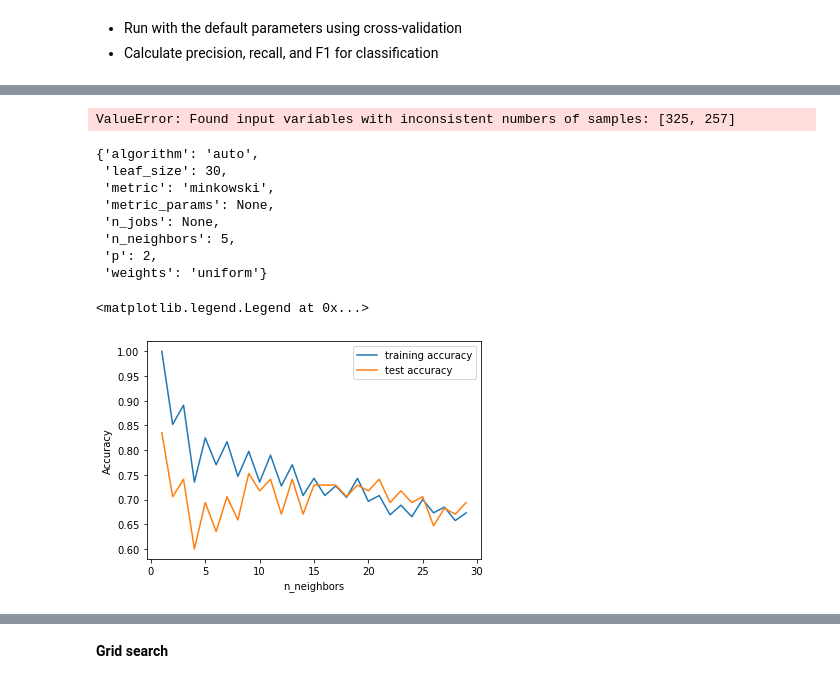
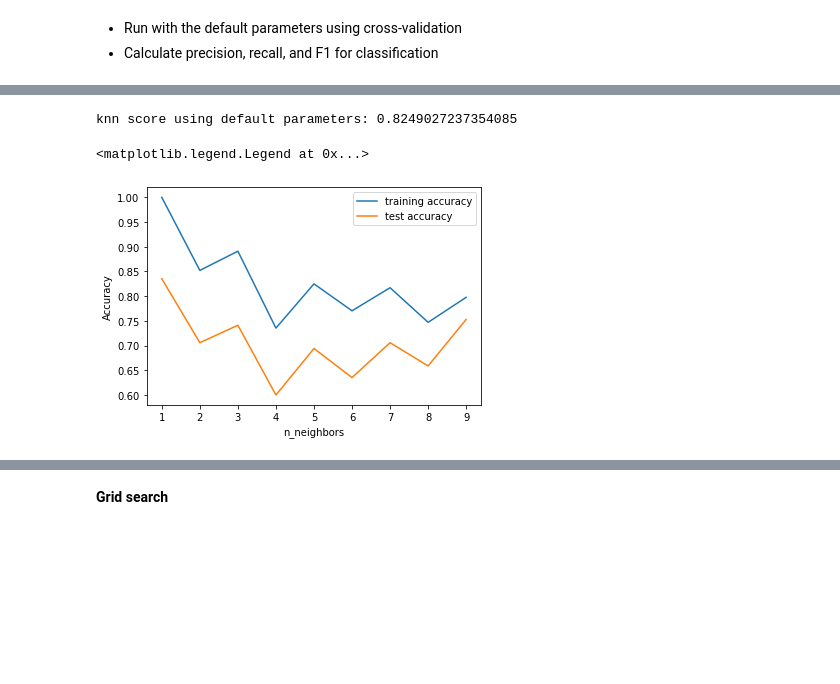
Before and after one commit to cheje/data71200, a Jupyter notebook: project2.ipynb, the cells around one changed output, grey strips where cells are left out. Saved outputs shown, nothing was run; the diff lists cells and outputs as text; code cells hidden in the pictures; blank space fills up the shorter version.

```diff
--- a/project2.ipynb
+++ b/project2.ipynb
@@ -452,49 +385,0 @@ plt.show()
-# %%
-from sklearn.model_selection import cross_val_score
-
-knn = KNeighborsClassifier() # default n_neighbors = 5
-
-# # 5-fold CV
-cvs = cross_val_score(estimator=knn, X=X_train_enc, y=y_train_enc, cv=5)
-
-print("CV scores: {}".format(cvs))
-print("Mean of CV score: {}".format(np.mean(cvs)))
-# #print("Standard deviation of CV score: {}".format(np.std(cvs)))
-# %% [output]
-ValueError: Found input variables with inconsistent numbers of samples: [325, 257]
-# %%
-# https://scikit-learn.org/stable/modules/generated/sklearn.neighbors.KNeighborsClassifier.html
-knn.get_params()
-# %% [output]
-{'algorithm': 'auto',
- 'leaf_size': 30,
- 'metric': 'minkowski',
- 'metric_params': None,
- 'n_jobs': None,
- 'n_neighbors': 5,
- 'p': 2,
- 'weights': 'uniform'}
-# %%
-# comparing different values for k (n_neighbors)
-training_accuracy = []
-test_accuracy = []
-# run n_neighbors from 1 to 10
-neighbors_settings = range(1, 30)
-
-for n_neighbors in neighbors_settings:
-    # build the model
-    knn_vis = KNeighborsClassifier(n_neighbors=n_neighbors, algorithm="brute")
-    knn_vis.fit(X_train_enc, y_train_enc)
-    # record training data accuracy
-    training_accuracy.append(knn_vis.score(X_train_enc, y_train_enc))
-    # record test/generalization accuracy
-    test_accuracy.append(knn_vis.score(X_test_enc, y_test_enc))
-
-plt.plot(neighbors_settings, training_accuracy, label="training accuracy")
-plt.plot(neighbors_settings, test_accuracy, label="test accuracy")
-plt.ylabel("Accuracy")
-plt.xlabel("n_neighbors")
-plt.legend()
-# %% [output]
-<matplotlib.legend.Legend at 0x...>
-[figure, removed]
@@ -500,0 +389,30 @@ plt.legend()
+# %%
+# default parameters
+knn.fit(X_train_enc, y_train_enc)
+print("knn score using default parameters: {}".format(knn.score(X_train_enc, y_train_enc)))
+# %% [output]
+knn score using default parameters: 0.8249027237354085
+# %%
+# comparing different values for k (n_neighbors)
+training_accuracy = []
+test_accuracy = []
+# run n_neighbors from 1 to 10
+neighbors_settings = range(1, 10)
+
+for n_neighbors in neighbors_settings:
+    # build the model
+    knn_vis = KNeighborsClassifier(n_neighbors=n_neighbors, algorithm="brute")
+    knn_vis.fit(X_train_enc, y_train_enc)
+    # record training data accuracy
+    training_accuracy.append(knn_vis.score(X_train_enc, y_train_enc))
+    # record test/generalization accuracy
+    test_accuracy.append(knn_vis.score(X_test_enc, y_test_enc))
+
+plt.plot(neighbors_settings, training_accuracy, label="training accuracy")
+plt.plot(neighbors_settings, test_accuracy, label="test accuracy")
+plt.ylabel("Accuracy")
+plt.xlabel("n_neighbors")
+plt.legend()
+# %% [output]
+<matplotlib.legend.Legend at 0x...>
+[figure, added]
```
Also changed, not shown: parts of 79 cells of this notebook.
